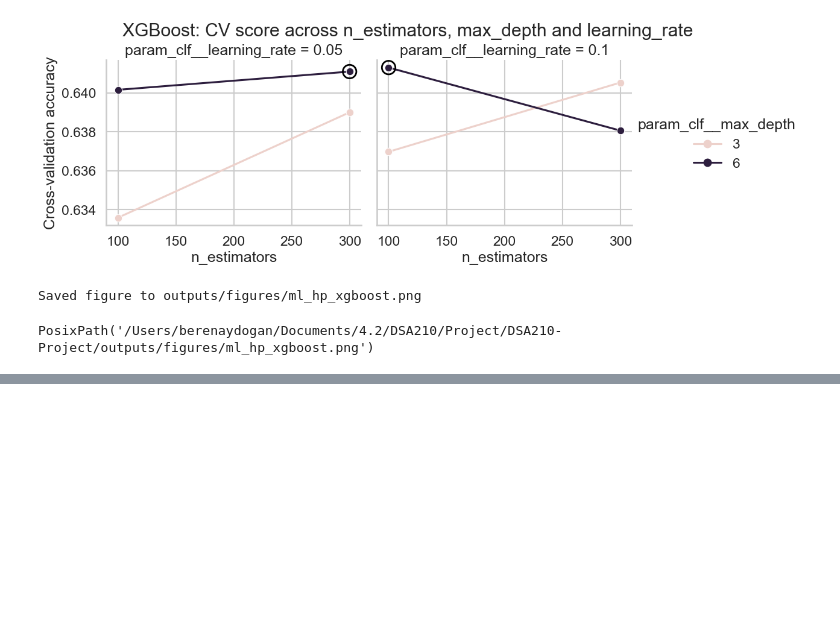
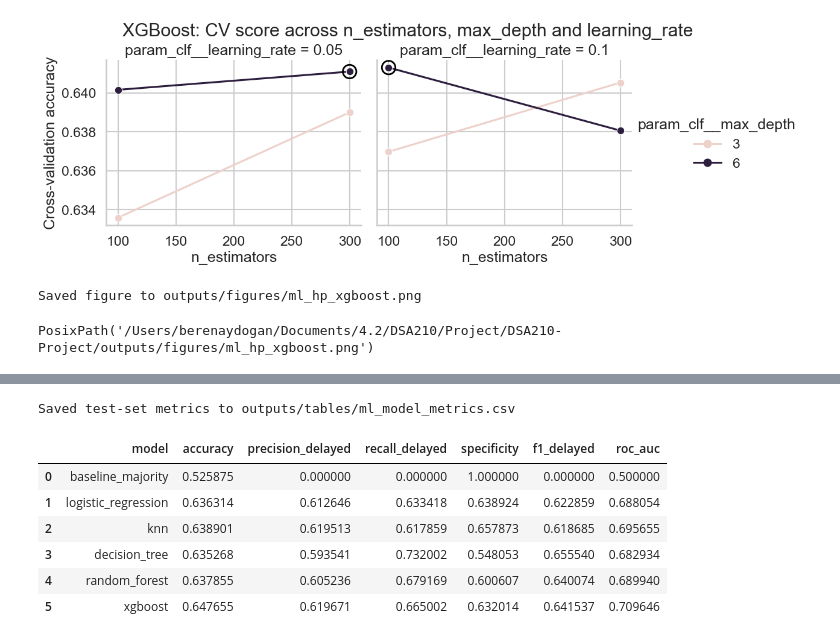
Before and after one commit to berenaydogan/DSA210-Project, a Jupyter notebook: notebooks/ml_modeling.ipynb, the cells around one changed output, grey strips where cells are left out. Drawn from its saved outputs; the diff is of its cells as text; code cells hidden in the pictures; blank space fills up the shorter version.

```diff
--- a/notebooks/ml_modeling.ipynb
+++ b/notebooks/ml_modeling.ipynb
@@ -1206,0 +1272,25 @@ PosixPath('/Users/berenaydogan/Documents/4.2/DSA210/Project/DSA210-Project/outpu
+# %%
+evaluation_results: dict[str, dict] = {
+    name: evaluate_model(name, model, X_test, y_test)
+    for name, model in fitted_models.items()
+}
+
+metrics_df = pd.DataFrame(
+    [
+        {key: value for key, value in result.items() if not key.startswith("_")}
+        for result in evaluation_results.values()
+    ]
+)
+metrics_path = TABLES_DIR / "ml_model_metrics.csv"
+metrics_df.to_csv(metrics_path, index=False)
+print(f"Saved test-set metrics to {metrics_path.relative_to(ROOT)}")
+display(metrics_df)
+# %% [output]
+Saved test-set metrics to outputs/tables/ml_model_metrics.csv
+|  | model | accuracy | precision_delayed | recall_delayed | specificity | f1_delayed | roc_auc |
+| 0 | baseline_majority | 0.525875 | 0.000000 | 0.000000 | 1.000000 | 0.000000 | 0.500000 |
+| 1 | logistic_regression | 0.636314 | 0.612646 | 0.633418 | 0.638924 | 0.622859 | 0.688054 |
+| 2 | knn | 0.638901 | 0.619513 | 0.617859 | 0.657873 | 0.618685 | 0.695655 |
+| 3 | decision_tree | 0.635268 | 0.593541 | 0.732002 | 0.548053 | 0.655540 | 0.682934 |
+| 4 | random_forest | 0.637855 | 0.605236 | 0.679169 | 0.600607 | 0.640074 | 0.689940 |
+| 5 | xgboost | 0.647655 | 0.619671 | 0.665002 | 0.632014 | 0.641537 | 0.709646 |
```
Also changed, not shown: parts of 5 cells of this notebook, 4 other files.
